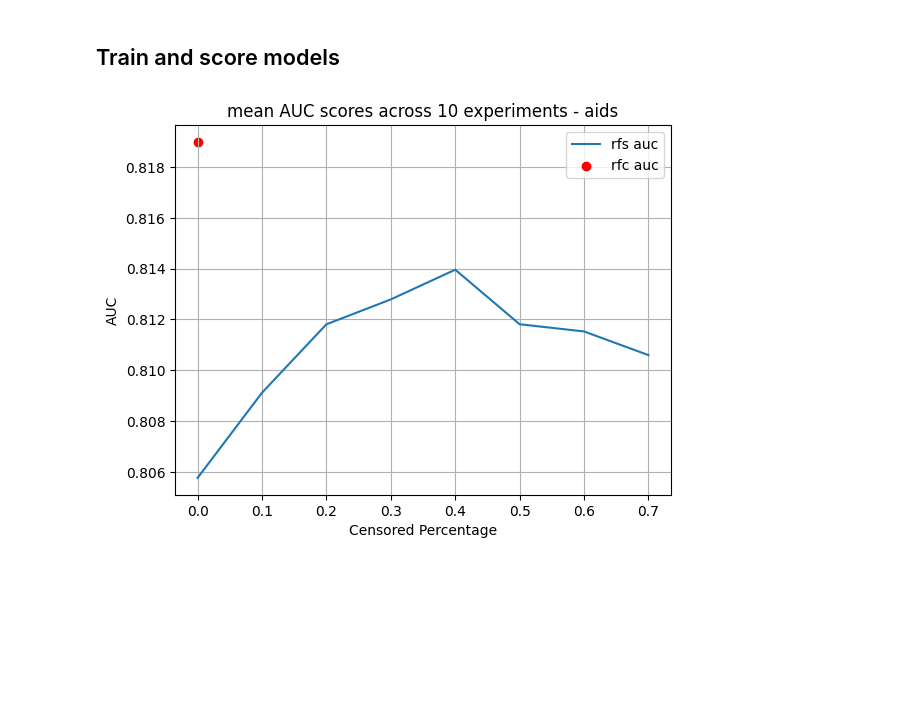
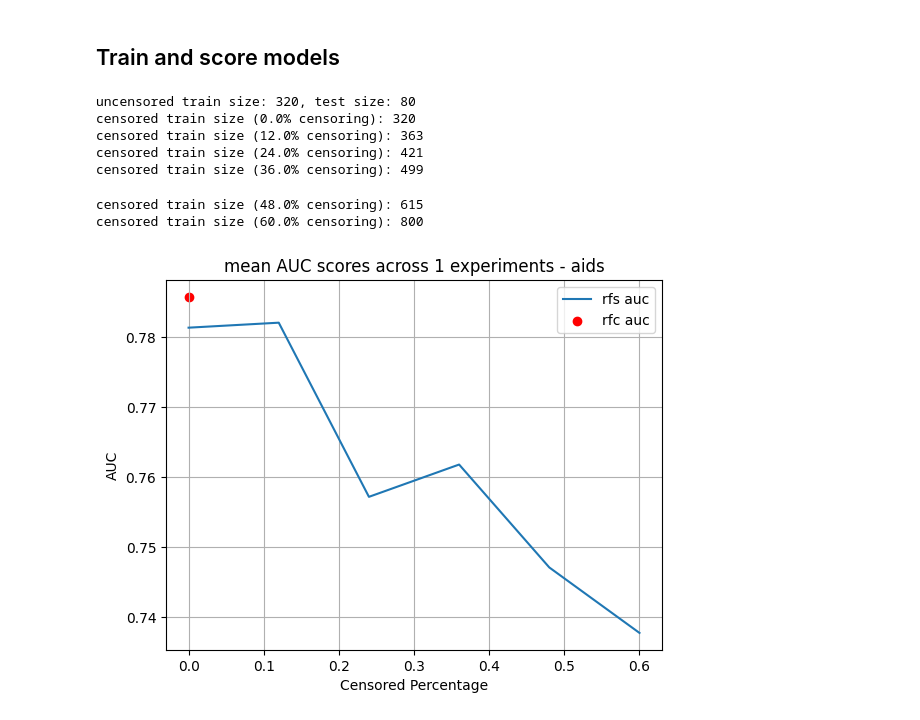
Before and after one commit to AsafKov/SurvivalAnalysisProject, a Jupyter notebook: project.ipynb, the cells around one changed output. Drawn from its saved outputs; the diff is of its cells as text; code cells hidden in the pictures; blank space fills up the shorter version.

Commit message:
- Added and changed experiement functions to be generic for certain sksurv and sklearn models

```diff
--- a/project.ipynb
+++ b/project.ipynb
@@ -57,4 +51,12 @@ plots.censored_samples_by_time(df_syn, censor_time, 'aids')
 # %% [markdown]
 ## Hyperparameter tuning
+# %%
+models_dict = {'Forest': (RandomSurvivalForest, RandomForestClassifier), 'Regression': (CoxPHSurvivalAnalysis, LogisticRegression)}
+tuning_parmas_dict = {'Forest': {'n_estimators': [50, 80, 100, 200], 'max_depth': [4, 8, 16, 24, 32, None], 'min_samples_split': [2, 4, 8], 'max_features': ['log2', 'sqrt']},
+                 'Regression': {}}
+
+exp_model_type = 'Regression'
+surv_model, sk_model = models_dict[exp_model_type]
+tuning_parmas = tuning_parmas_dict[exp_model_type]
 # %%
 # if we want to use default params
@@ -65,4 +68,5 @@ rsf_params, best_auc_rsf = models.model_tuning_rsf(df_syn, censor_time, params,
 # %%
+df_exp = df_syn
 datasets = data_processing.create_datasets(df_syn, censor_time)
-rfc_params, best_auc_rfc = models.model_tuning(datasets['uncensored']['X_train'],datasets['uncensored']['y_train'], RandomForestClassifier(n_jobs=-1), params, verbose=3)
+sklearn_params, best_auc_sklearn = models.model_tuning(datasets['uncensored']['X_train'],datasets['uncensored']['y_train'], sk_model(n_jobs=-1), tuning_parmas, verbose=3)
 # %%
@@ -72,26 +76,33 @@ print(f"rfc params: {rfc_params}")
 ## Train and score models
 # %%
 # if we want to manually change params
-rsf_params = {'n_estimators': 100, 'max_depth': 32, 'min_samples_split': 10, 'max_features': 'log2'}
+surv_params = {'n_estimators': 200, 'max_features': 1.0}
 # %%
-rfc_params =  None
+sklearn_params =  {'n_estimators': 100, 'max_features': 1.0}
 # %%
-rfc_auc_mean = 0
-rsf_auc_mean = np.zeros(8)
-num_experiments = 10
-n_sub_dataset = 5
-df_censored = df_syn[(df_syn['time'] < censor_time) & (df_syn['censor'] == False)]
-df_uncensored = df_syn[~((df_syn['time'] < censor_time) & (df_syn['censor'] == False))]
-num_samples = 1300
-for j in range(n_sub_dataset):
-    df_exp = pd.concat([df_censored.sample(int(0.7*num_samples)), df_uncensored.sample(int(0.3*num_samples))])
-    censor_vals = [x / 100.0 for x in range(0, 80, 10)]
+rf_auc_mean = 0
+percentage = 60
+sample_size = 1000
+rsf_auc_mean = np.zeros(int(percentage/10))
+num_experiments = 1
+n_sub_dataset = 1
+for j in tqdm(range(n_sub_dataset)):
+    df_exp = df_syn.sample(sample_size)
+    censor_time, percentage = data_processing.determine_censor_time(df_exp, percentage)
+    censor_vals = np.linspace(0, percentage, int(percentage/10))/100
     for i in tqdm(range(num_experiments)):
-        rfc_auc, rsf_aucs, datasets = experiments.rsf_rfc(df_exp, censor_vals, censor_time, rsf_params, rfc_params)
-        rfc_auc_mean += rfc_auc
+        rfc_auc, rsf_aucs, datasets = experiments.run_experiment(df_exp, censor_vals, censor_time, models_dict[exp_model_type], (surv_params, sklearn_params), test_size_relative=False, debug=True)
+        rf_auc_mean += rfc_auc
         rsf_auc_mean += np.asarray(rsf_aucs)
-rfc_auc_mean /= num_experiments*n_sub_dataset
+rf_auc_mean /= num_experiments*n_sub_dataset
 rsf_auc_mean /= num_experiments*n_sub_dataset
-plots.line_plot(rsf_auc_mean, rfc_auc_mean, censor_vals, num_experiments, 'aids')
+plots.line_plot(rsf_auc_mean, rf_auc_mean, censor_vals, num_experiments, 'aids')
 # %% [output]
+uncensored train size: 320, test size: 80
+censored train size (0.0% censoring): 320
+censored train size (12.0% censoring): 363
+censored train size (24.0% censoring): 421
+censored train size (36.0% censoring): 499
+censored train size (48.0% censoring): 615
+censored train size (60.0% censoring): 800
-[figure, old version]
+[figure, new version]
```
Also changed, not shown: parts of 14 cells of this notebook, 4 other files.
